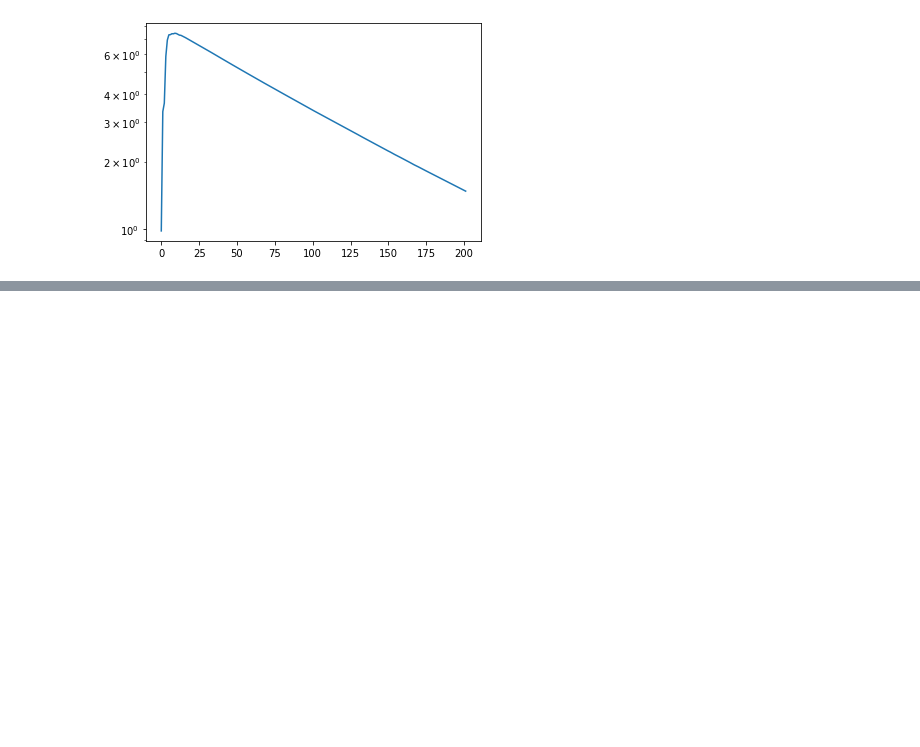
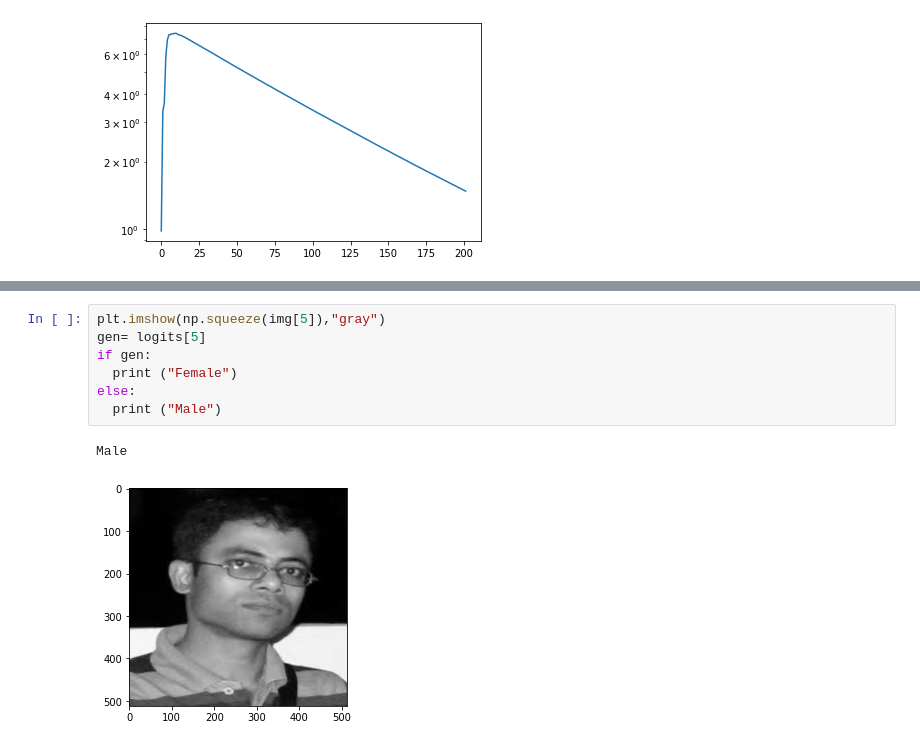
Before and after one commit to Noha-Magdy/Age-and-Gender-Detection-in-Images, a Jupyter notebook: Gender detection.ipynb, the cells around one changed output, grey strips where cells are left out. Drawn from its saved outputs; the diff is of its cells as text; blank space fills up the shorter version.

```diff
--- a/Gender detection.ipynb
+++ b/Gender detection.ipynb
@@ -287,0 +330,10 @@ acc =  86.8 %
+# %%
+plt.imshow(np.squeeze(img[5]),"gray")
+gen= logits[5]
+if gen:
+  print ("Female")
+else:
+  print ("Male")
+# %% [output]
+Male
+[figure, added]
```
Also changed, not shown: parts of 9 cells of this notebook.
